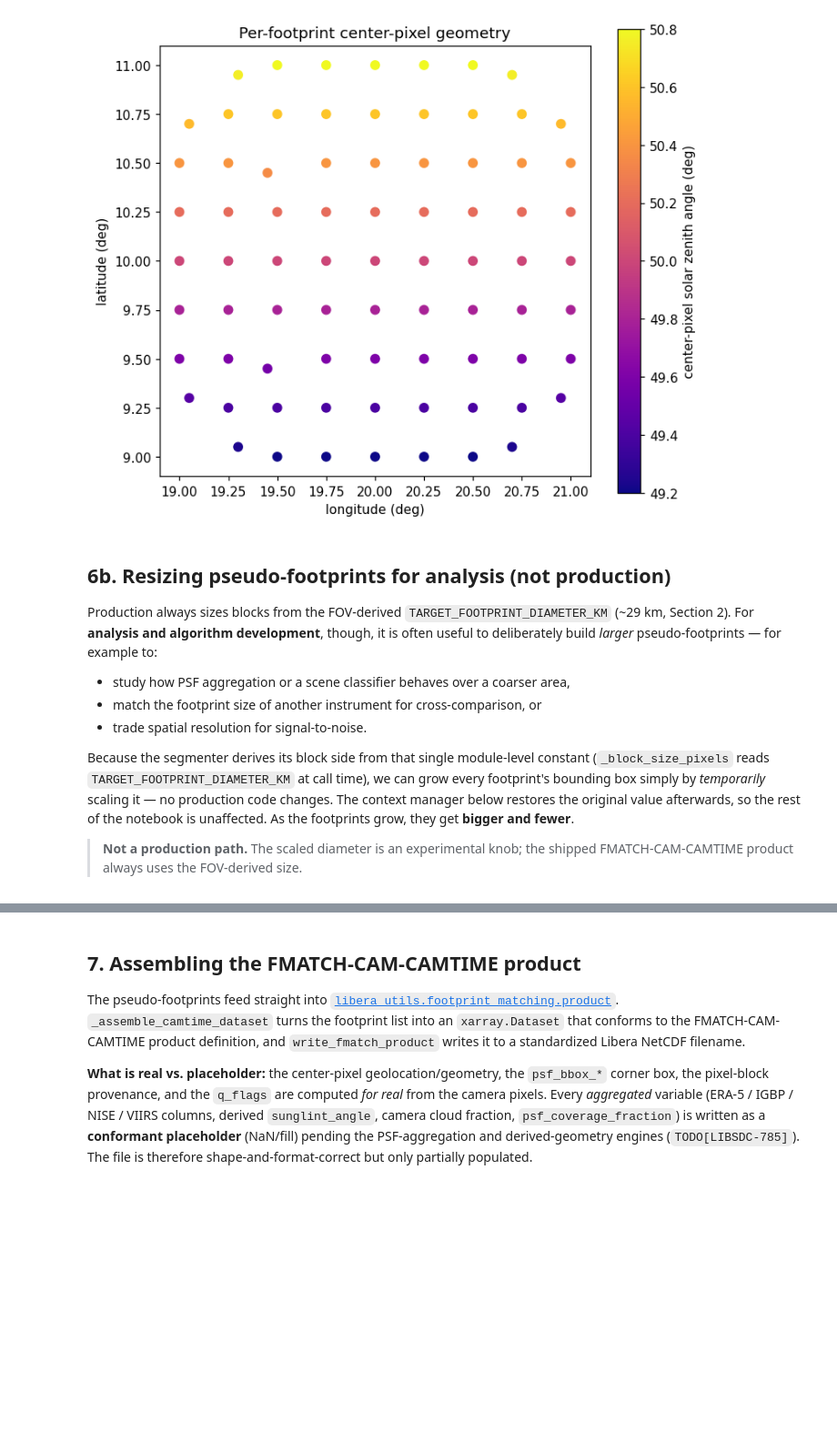
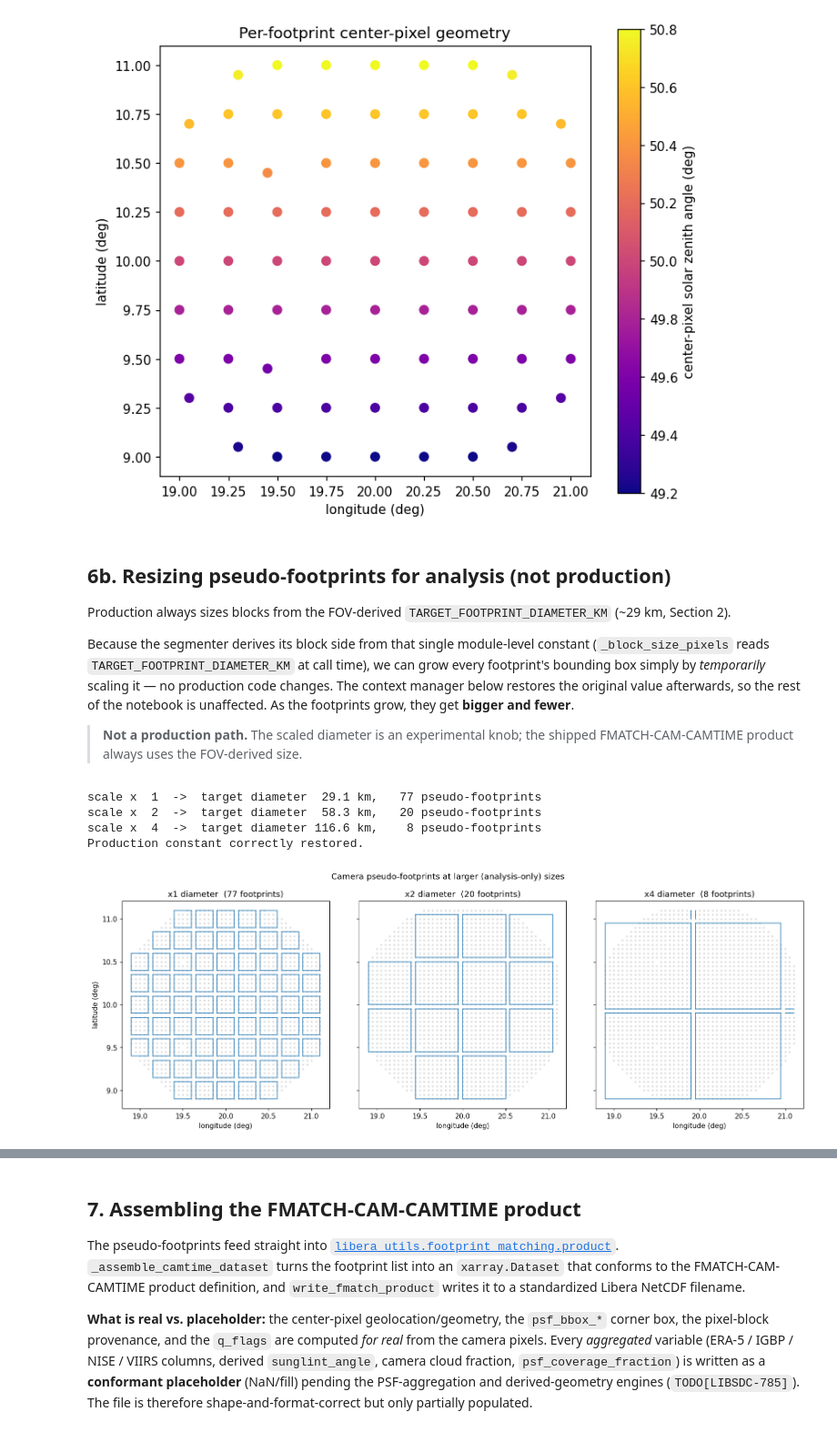
Before and after one commit to LASP-Libera/libera_utils, a Jupyter notebook: notebooks/camera_segmentation_demo.ipynb, the cells around one changed output, grey strips where cells are left out. Shown at 91% size. Saved outputs shown, nothing was run; the diff lists cells and outputs as text; code cells hidden in the pictures; blank space fills up the shorter version.

```diff
--- a/notebooks/camera_segmentation_demo.ipynb
+++ b/notebooks/camera_segmentation_demo.ipynb
@@ -492,15 +547,24 @@ def footprint_kind(f):
         return "substituted"
     return "clean"
 
+
 fig, ax = plt.subplots(figsize=(8.5, 8.5))
 ax.scatter(lon_v, lat_v, s=4, color="0.85", label="on-Earth pixels")
 seen = set()
 for f in footprints:
     kind = footprint_kind(f)
     bb = f.bbox
-    ax.add_patch(Rectangle((bb.lon_min, bb.lat_min), bb.lon_max - bb.lon_min,
-                           bb.lat_max - bb.lat_min, fill=False, ec=FLAG_COLORS[kind],
-                           lw=1.3, label=kind if kind not in seen else None))
+    ax.add_patch(
+        Rectangle(
+            (bb.lon_min, bb.lat_min),
+            bb.lon_max - bb.lon_min,
+            bb.lat_max - bb.lat_min,
+            fill=False,
+            ec=FLAG_COLORS[kind],
+            lw=1.3,
+            label=kind if kind not in seen else None,
+        )
+    )
     ax.scatter(f.longitude, f.latitude, s=8, color=FLAG_COLORS[kind])
     seen.add(kind)
 ax.set_title("All camera pseudo-footprints (bounding boxes + center pixels)")
@@ -529,12 +598,7 @@ plt.show()
 ## 6b. Resizing pseudo-footprints for analysis (not production)
 
 Production always sizes blocks from the FOV-derived `TARGET_FOOTPRINT_DIAMETER_KM`
-(~29 km, Section 2). For **analysis and algorithm development**, though, it is often
-useful to deliberately build *larger* pseudo-footprints — for example to:
-
-- study how PSF aggregation or a scene classifier behaves over a coarser area,
-- match the footprint size of another instrument for cross-comparison, or
-- trade spatial resolution for signal-to-noise.
+(~29 km, Section 2).
 
 Because the segmenter derives its block side from that single module-level constant
 (`_block_size_pixels` reads `TARGET_FOOTPRINT_DIAMETER_KM` at call time), we can grow
@@ -561,35 +625,53 @@ def scaled_footprint_diameter(scale: float):
     original = seg.TARGET_FOOTPRINT_DIAMETER_KM
     seg.TARGET_FOOTPRINT_DIAMETER_KM = original * scale
     try:
         yield seg.TARGET_FOOTPRINT_DIAMETER_KM
     finally:
         seg.TARGET_FOOTPRINT_DIAMETER_KM = original
 
 
 # Segment the same image at the nominal size and at 2x / 4x that size.
 scales = [1.0, 2.0, 4.0]
 scaled_results = {}
 for s in scales:
     with scaled_footprint_diameter(s) as diameter_km:
         scaled_results[s] = segment_l1b_camera(ds)
-    print(f"scale x{s:>3.0f}  ->  target diameter {diameter_km:5.1f} km,  "
-          f"{len(scaled_results[s]):3d} pseudo-footprints")
+    print(
+        f"scale x{s:>3.0f}  ->  target diameter {diameter_km:5.1f} km,  {len(scaled_results[s]):3d} pseudo-footprints"
+    )
 
 # Confirm the production constant was restored (so Section 7 uses the real size).
-assert seg.TARGET_FOOTPRINT_DIAMETER_KM == TARGET_FOOTPRINT_DIAMETER_KM
+if seg.TARGET_FOOTPRINT_DIAMETER_KM == TARGET_FOOTPRINT_DIAMETER_KM:
+    print("Production constant correctly restored.")
+else:
+    print("ERROR: Production constant not restored.")
 
 # Side-by-side: same pixels, progressively larger (and fewer) bounding boxes.
 fig, axes = plt.subplots(1, len(scales), figsize=(5 * len(scales), 5), sharex=True, sharey=True)
 for ax, s in zip(axes, scales):
     ax.scatter(lon_v, lat_v, s=3, color="0.85")
     for f in scaled_results[s]:
         bb = f.bbox
-        ax.add_patch(Rectangle((bb.lon_min, bb.lat_min), bb.lon_max - bb.lon_min,
-                               bb.lat_max - bb.lat_min, fill=False, ec=FLAG_COLORS["clean"], lw=1.0))
+        ax.add_patch(
+            Rectangle(
+                (bb.lon_min, bb.lat_min),
+                bb.lon_max - bb.lon_min,
+                bb.lat_max - bb.lat_min,
+                fill=False,
+                ec=FLAG_COLORS["clean"],
+                lw=1.0,
+            )
+        )
     ax.set_title(f"x{s:.0f} diameter  ({len(scaled_results[s])} footprints)")
     ax.set_xlabel("longitude (deg)")
     ax.set_aspect("equal")
 axes[0].set_ylabel("latitude (deg)")
 fig.suptitle("Camera pseudo-footprints at larger (analysis-only) sizes", y=1.02)
 fig.tight_layout()
 plt.show()
+# %% [output]
+scale x  1  ->  target diameter  29.1 km,   77 pseudo-footprints
+scale x  2  ->  target diameter  58.3 km,   20 pseudo-footprints
+scale x  4  ->  target diameter 116.6 km,    8 pseudo-footprints
+Production constant correctly restored.
+[figure, added]
```
Also changed, not shown: parts of 10 cells of this notebook, 1 other file.
